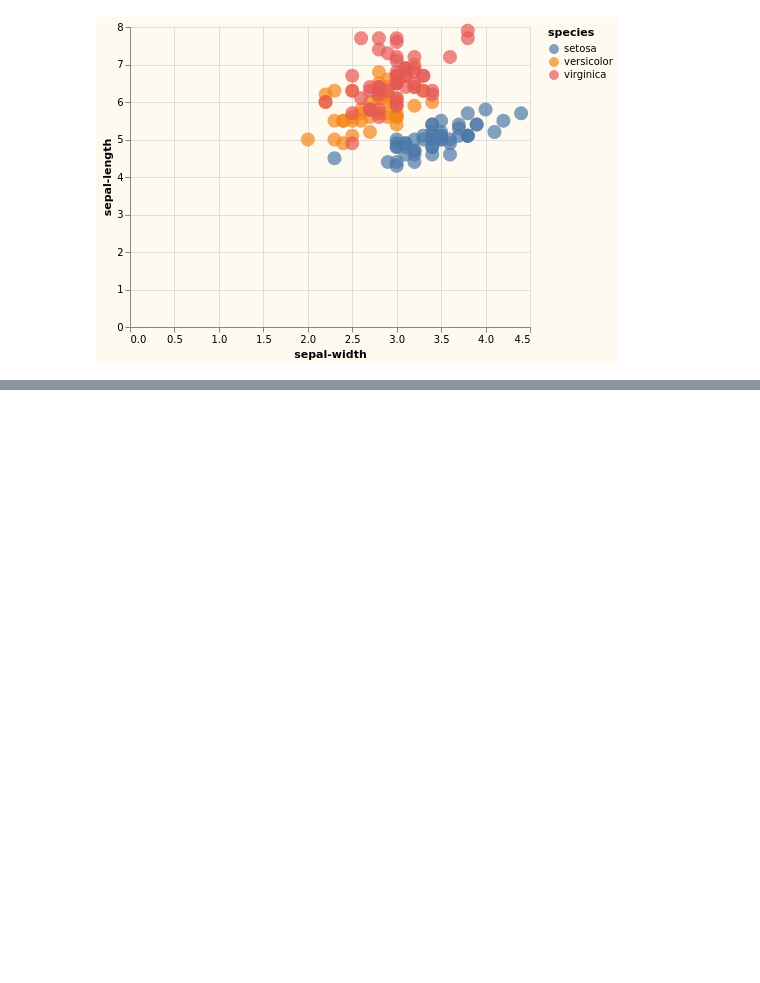
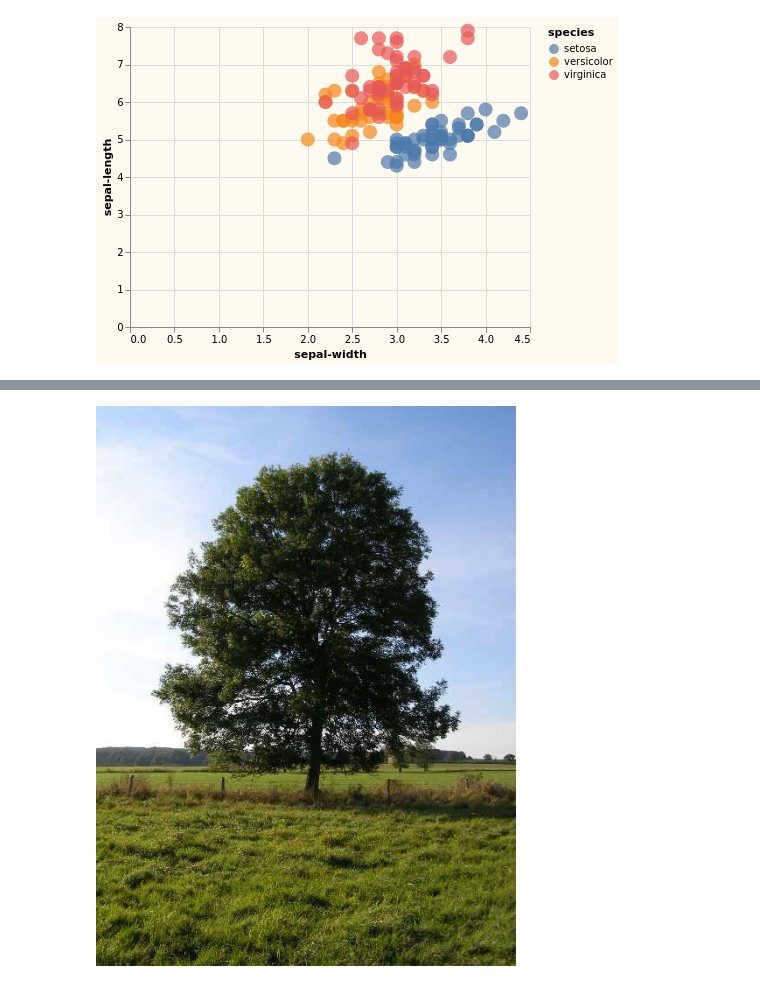
Before and after one commit to behrica/binder-clojupyter, a Jupyter notebook: noj.ipynb, the cells around one changed output, grey strips where cells are left out. Saved outputs shown, nothing was run; the diff lists cells and outputs as text; code cells hidden in the pictures; blank space fills up the shorter version.

Commit message:
use kinds in noteook

```diff
--- a/noj.ipynb
+++ b/noj.ipynb
@@ -34,0 +72,7 @@
+# %%
+(kind/image
+  (->  "https://upload.wikimedia.org/wikipedia/commons/e/eb/Ash_Tree_-_geograph.org.uk_-_590710.jpg"
+       (java.net.URL.)
+       (javax.imageio.ImageIO/read)))
+# %% [output]
+[figure, added]
```
Also changed, not shown: parts of 7 cells of this notebook.
